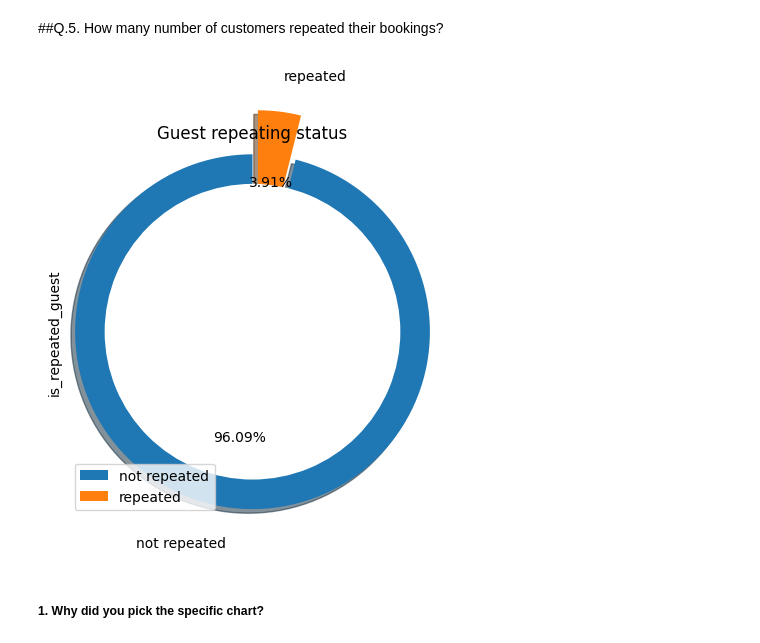
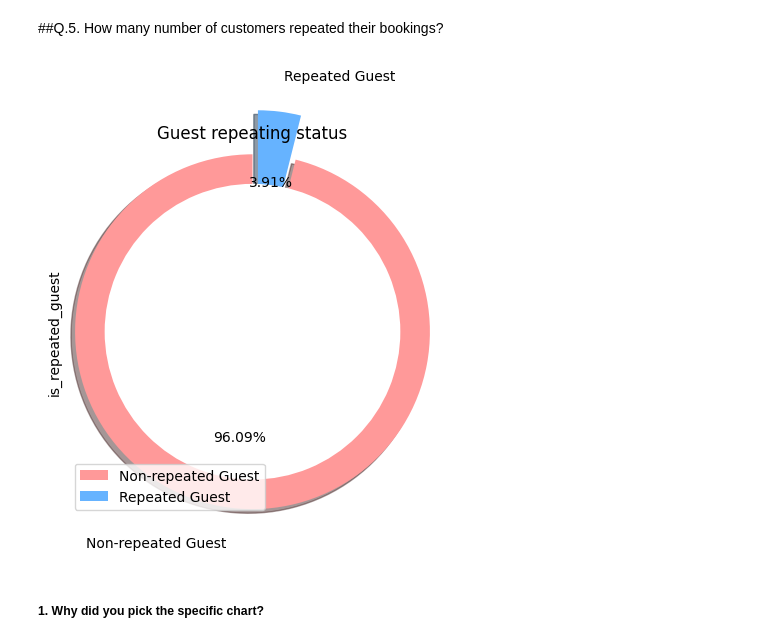
Before and after one commit to Pawanme9034/hotel_booking_EDA, a Jupyter notebook: Hotel_Booking_Analysis_EDA.ipynb, the cells around one changed output. Cells and saved outputs as stored; diff of their text form; code cells hidden in the pictures.

```diff
--- a/Hotel_Booking_Analysis_EDA.ipynb
+++ b/Hotel_Booking_Analysis_EDA.ipynb
@@ -63,7 +63,7 @@ import plotly.express as px
 ### Dataset Loading
 # %%
 # Load Dataset throug github
-database = "https://raw.githubusercontent.com/Pawanme9034/hotel_booking_EDA/main/Hotel%20Bookings.csv"
+database = "https://raw.githubusercontent.com/Pawanme9034/hotel_booking_EDA/main/Hotel%20Bookings.csv?token=GHSAT0AAAAAACBCJTNFXRTKHN4W2NO4ZQP6ZCGFFVA"
 hotel_booking_df =pd.read_csv(database)
 # %%
 #   connecting google drive
@@ -725,12 +725,17 @@ However, there are potential negative impacts associated with this insight. If t
 ##Q.5. How many number of customers repeated their bookings?
 # %%
 # chat - 5 visulization code
-hotel_booking_df['is_repeated_guest'].value_counts().plot.pie(autopct='%1.2f%%',startangle=90,shadow=True, labeldistance = 1.2, explode = [0,0.3],radius=1.2);
+labels = ['Non-repeated Guest', 'Repeated Guest']
+colors = ['#ff9999','#66b3ff']
+
+hotel_booking_df['is_repeated_guest'].value_counts().plot.pie(autopct='%1.2f%%',startangle=90,shadow=True,
+                                                             labeldistance = 1.2, explode = [0,0.3],radius=1.2,
+                                                             colors = colors, labels=labels);
 plt.legend(loc=3);
 plt.title('Guest repeating status');
 plt.pie([1],colors="w");
 # %% [output]
-[figure, old version]
+[figure, new version]
 # %% [markdown]
 ##### 1. Why did you pick the specific chart?
 # %% [markdown]
```
Also changed, not shown: parts of 5 cells of this notebook.
